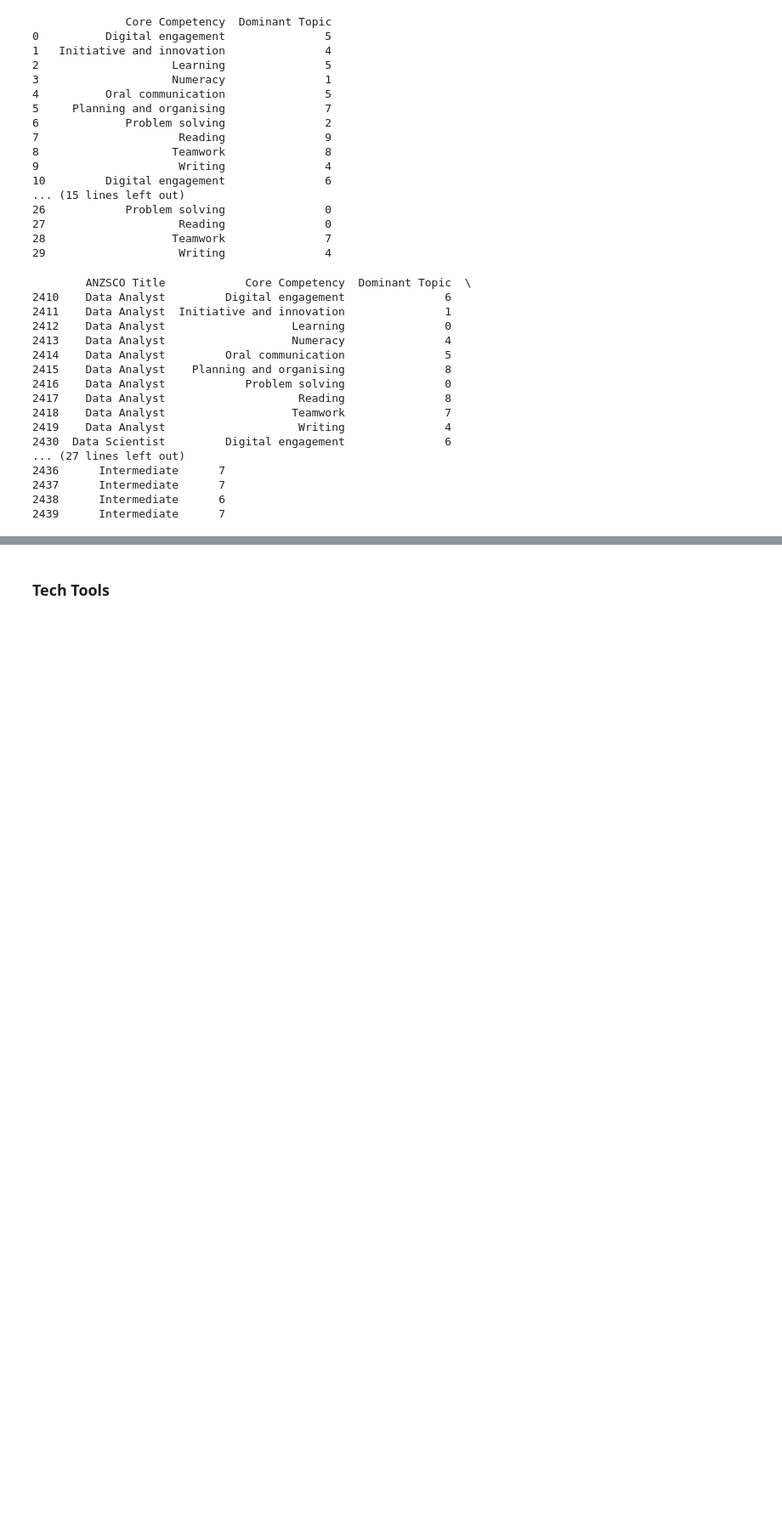
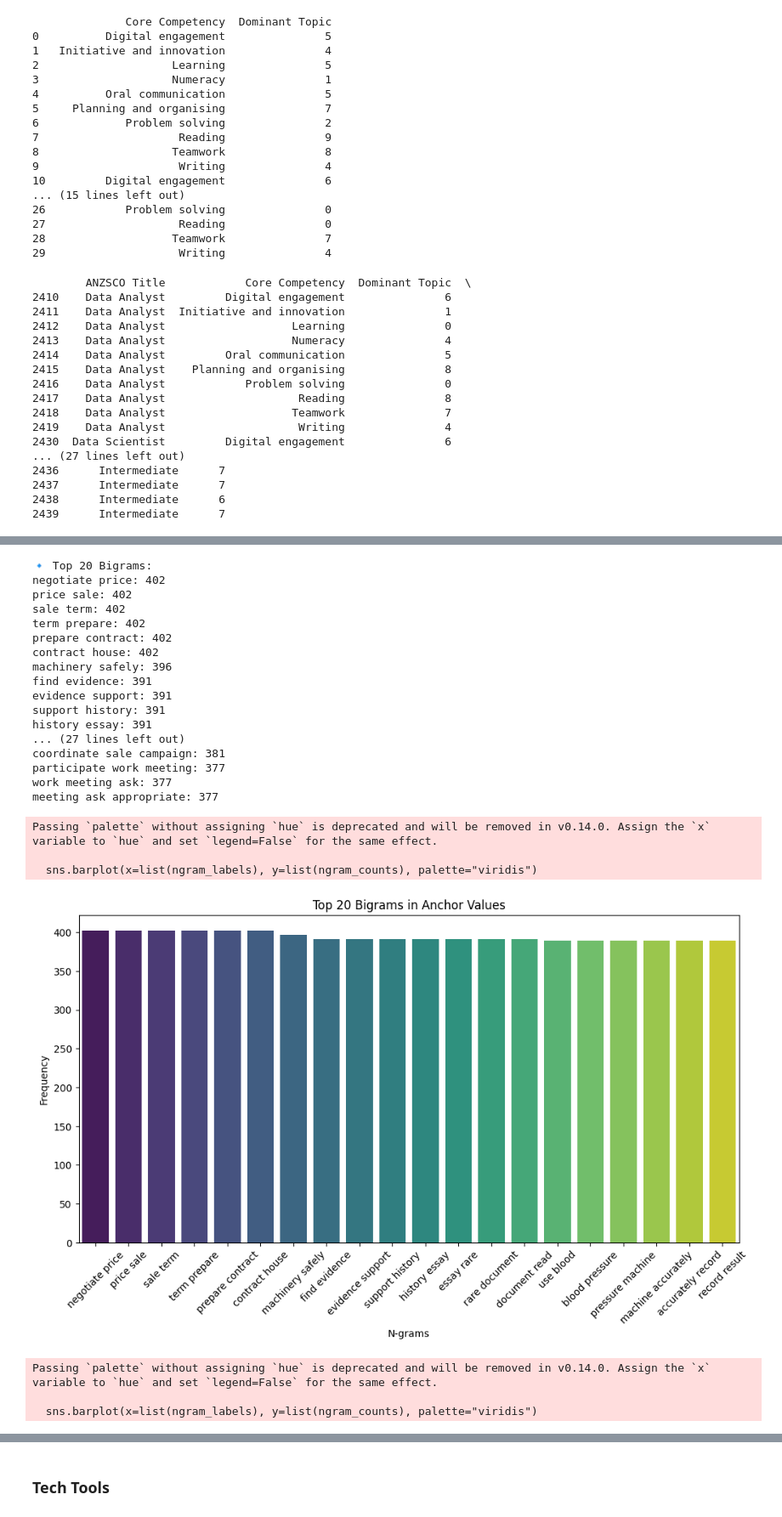
Before and after one commit to SidArora01/TextAnalysis-NLP-AT1, a Jupyter notebook: Initial EDA.ipynb, the cells around one changed output, grey strips where cells are left out. Shown at 85% size. Saved outputs shown, nothing was run; the diff lists cells and outputs as text; code cells hidden in the pictures; blank space fills up the shorter version.

```diff
--- a/Initial EDA.ipynb
+++ b/Initial EDA.ipynb
@@ -1633,0 +1916,73 @@ print(filtered_data[['ANZSCO Title', 'Core Competency', 'Dominant Topic', 'Profi
+# %%
+from nltk.util import ngrams
+from collections import Counter
+import seaborn as sns
+import matplotlib.pyplot as plt
+
+# Generate a single flattened list of words after removing stopwords
+filtered_words_flat = [word for words in filtered_words for word in words]
+
+# Generate bigrams and trigrams
+bigrams = list(ngrams(filtered_words_flat, 2))
+trigrams = list(ngrams(filtered_words_flat, 3))
+
+# Count frequency of bigrams and trigrams
+bigram_freq = Counter(bigrams)
+trigram_freq = Counter(trigrams)
+
+# Get the top 20 most common bigrams and trigrams
+top_20_bigrams = bigram_freq.most_common(20)
+top_20_trigrams = trigram_freq.most_common(20)
+
+# Display the top 20 bigrams and trigrams with counts
+print("\n🔹 Top 20 Bigrams:")
+for bigram, count in top_20_bigrams:
+    print(f"{' '.join(bigram)}: {count}")
+
+print("\n🔹 Top 20 Trigrams:")
+for trigram, count in top_20_trigrams:
+    print(f"{' '.join(trigram)}: {count}")
+
+# Function to plot bigrams/trigrams
+def plot_ngrams(ngrams_list, title):
+    ngram_labels, ngram_counts = zip(*ngrams_list)
+    ngram_labels = [' '.join(ngram) for ngram in ngram_labels]  # Convert tuples to strings
+
+    plt.figure(figsize=(12, 6))
+    sns.barplot(x=list(ngram_labels), y=list(ngram_counts), palette="viridis")
+    plt.xticks(rotation=45)
+    plt.xlabel("N-grams")
+    plt.ylabel("Frequency")
+    plt.title(title)
+    plt.show()
+
+# Plot Bigrams
+plot_ngrams(top_20_bigrams, "Top 20 Bigrams in Anchor Values")
+
+# Plot Trigrams
+plot_ngrams(top_20_trigrams, "Top 20 Trigrams in Anchor Values")
+# %% [output]
+🔹 Top 20 Bigrams:
+negotiate price: 402
+price sale: 402
+sale term: 402
+term prepare: 402
+prepare contract: 402
+contract house: 402
+machinery safely: 396
+find evidence: 391
+evidence support: 391
+support history: 391
+history essay: 391
+... (27 lines left out)
+coordinate sale campaign: 381
+participate work meeting: 377
+work meeting ask: 377
+meeting ask appropriate: 377
+Passing `palette` without assigning `hue` is deprecated and will be removed in v0.14.0. Assign the `x` variable to `hue` and set `legend=False` for the same effect.
+
+  sns.barplot(x=list(ngram_labels), y=list(ngram_counts), palette="viridis")
+[figure, added]
+Passing `palette` without assigning `hue` is deprecated and will be removed in v0.14.0. Assign the `x` variable to `hue` and set `legend=False` for the same effect.
+
+  sns.barplot(x=list(ngram_labels), y=list(ngram_counts), palette="viridis")
```
Also changed, not shown: parts of 38 cells of this notebook.
